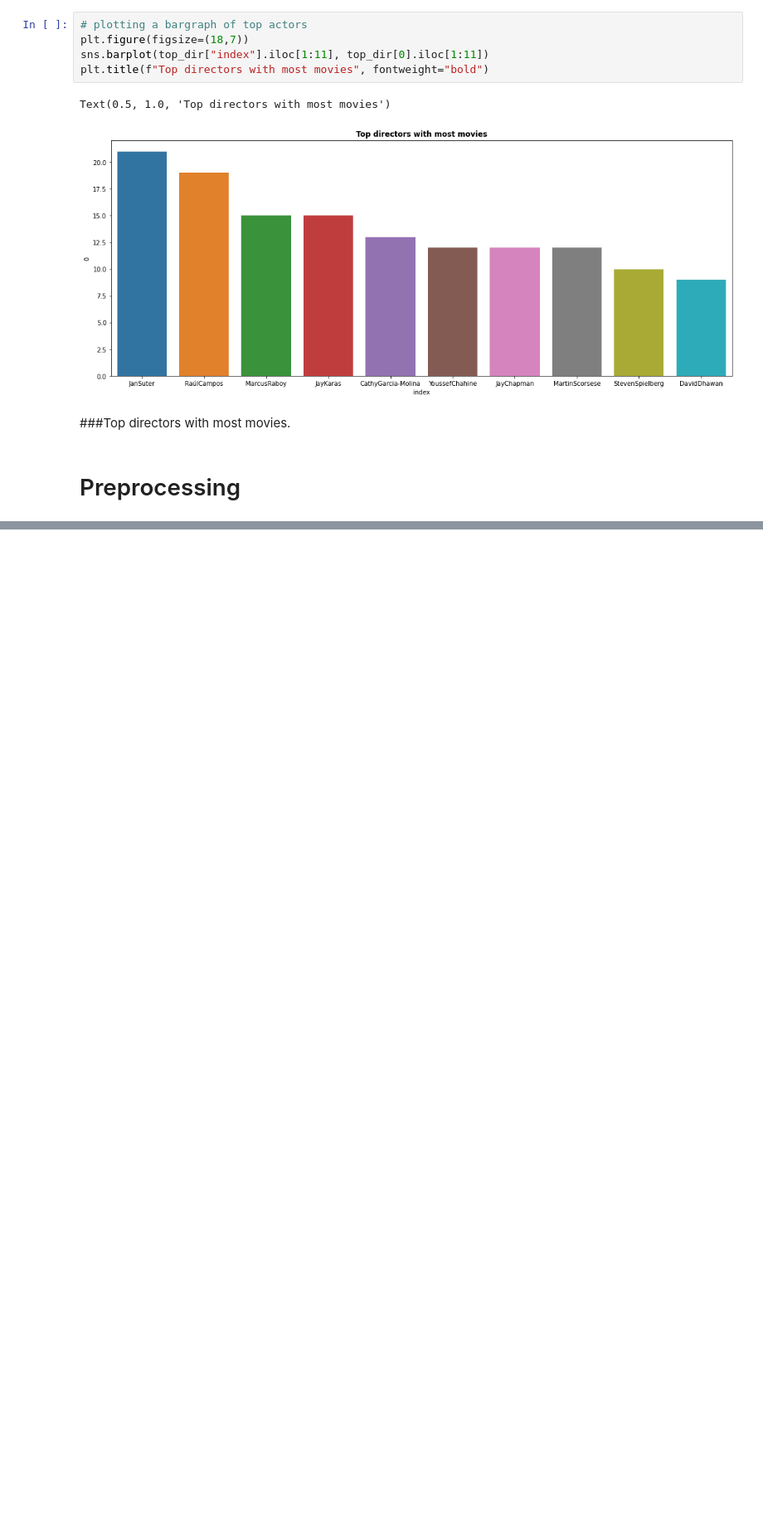
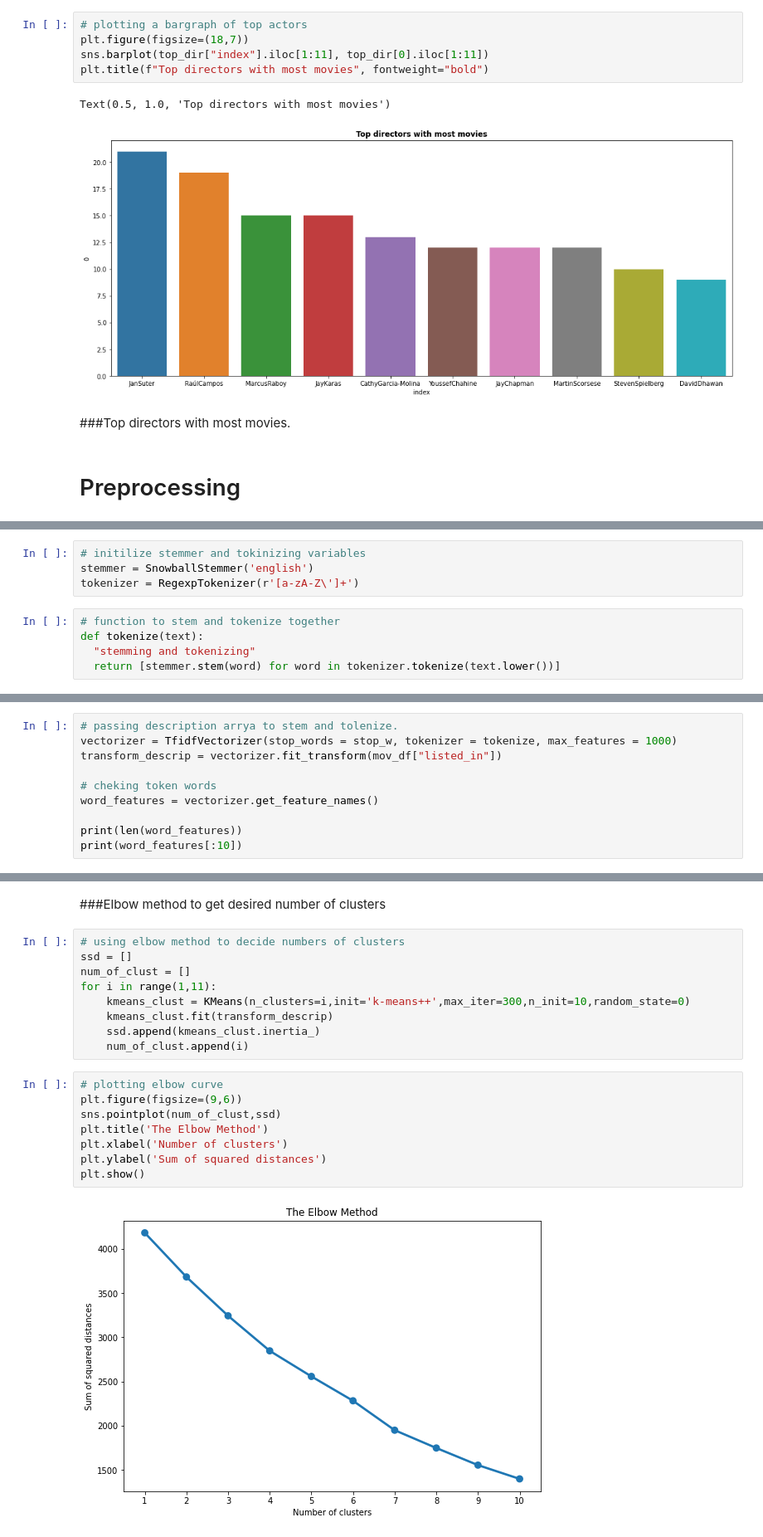
Before and after one commit to tanay47/Netflix-Movie-and-TV-Shows-Clustering, a Jupyter notebook: NETFLIX_MOVIES_AND_TV_SHOWS_CLUSTERING.ipynb, the cells around one changed output, grey strips where cells are left out. Shown at 83% size. Saved outputs shown, nothing was run; the diff lists cells and outputs as text; blank space fills up the shorter version.

```diff
--- a/NETFLIX_MOVIES_AND_TV_SHOWS_CLUSTERING.ipynb
+++ b/NETFLIX_MOVIES_AND_TV_SHOWS_CLUSTERING.ipynb
@@ -373,0 +424,9 @@ Text(0.5, 1.0, 'Top directors with most movies')
+# %%
+# initilize stemmer and tokinizing variables
+stemmer = SnowballStemmer('english')
+tokenizer = RegexpTokenizer(r'[a-zA-Z\']+')
+# %%
+# function to stem and tokenize together
+def tokenize(text):
+  "stemming and tokenizing"
+  return [stemmer.stem(word) for word in tokenizer.tokenize(text.lower())]
@@ -373,0 +437,10 @@ Text(0.5, 1.0, 'Top directors with most movies')
+# %%
+# passing description arrya to stem and tolenize.
+vectorizer = TfidfVectorizer(stop_words = stop_w, tokenizer = tokenize, max_features = 1000)
+transform_descrip = vectorizer.fit_transform(mov_df["listed_in"])
+
+# cheking token words
+word_features = vectorizer.get_feature_names()
+
+print(len(word_features))
+print(word_features[:10])
@@ -373,0 +456,21 @@ Text(0.5, 1.0, 'Top directors with most movies')
+# %% [markdown]
+###Elbow method to get desired number of clusters
+# %%
+# using elbow method to decide numbers of clusters
+ssd = []
+num_of_clust = []
+for i in range(1,11):
+    kmeans_clust = KMeans(n_clusters=i,init='k-means++',max_iter=300,n_init=10,random_state=0)
+    kmeans_clust.fit(transform_descrip)
+    ssd.append(kmeans_clust.inertia_)
+    num_of_clust.append(i)
+# %%
+# plotting elbow curve
+plt.figure(figsize=(9,6))
+sns.pointplot(num_of_clust,ssd)
+plt.title('The Elbow Method')
+plt.xlabel('Number of clusters')
+plt.ylabel('Sum of squared distances')
+plt.show()
+# %% [output]
+[figure, added]
```
Also changed, not shown: parts of 24 cells of this notebook.
